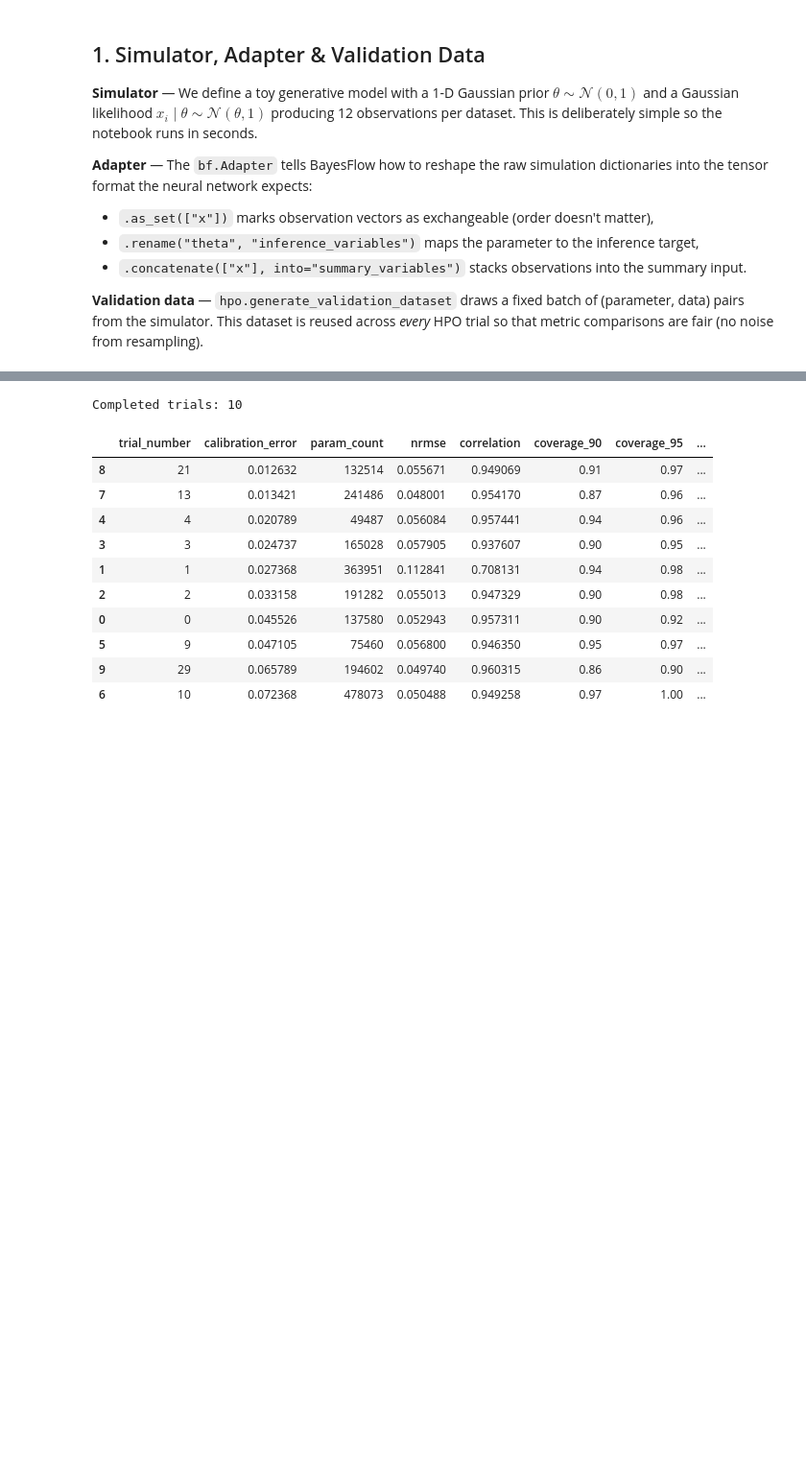
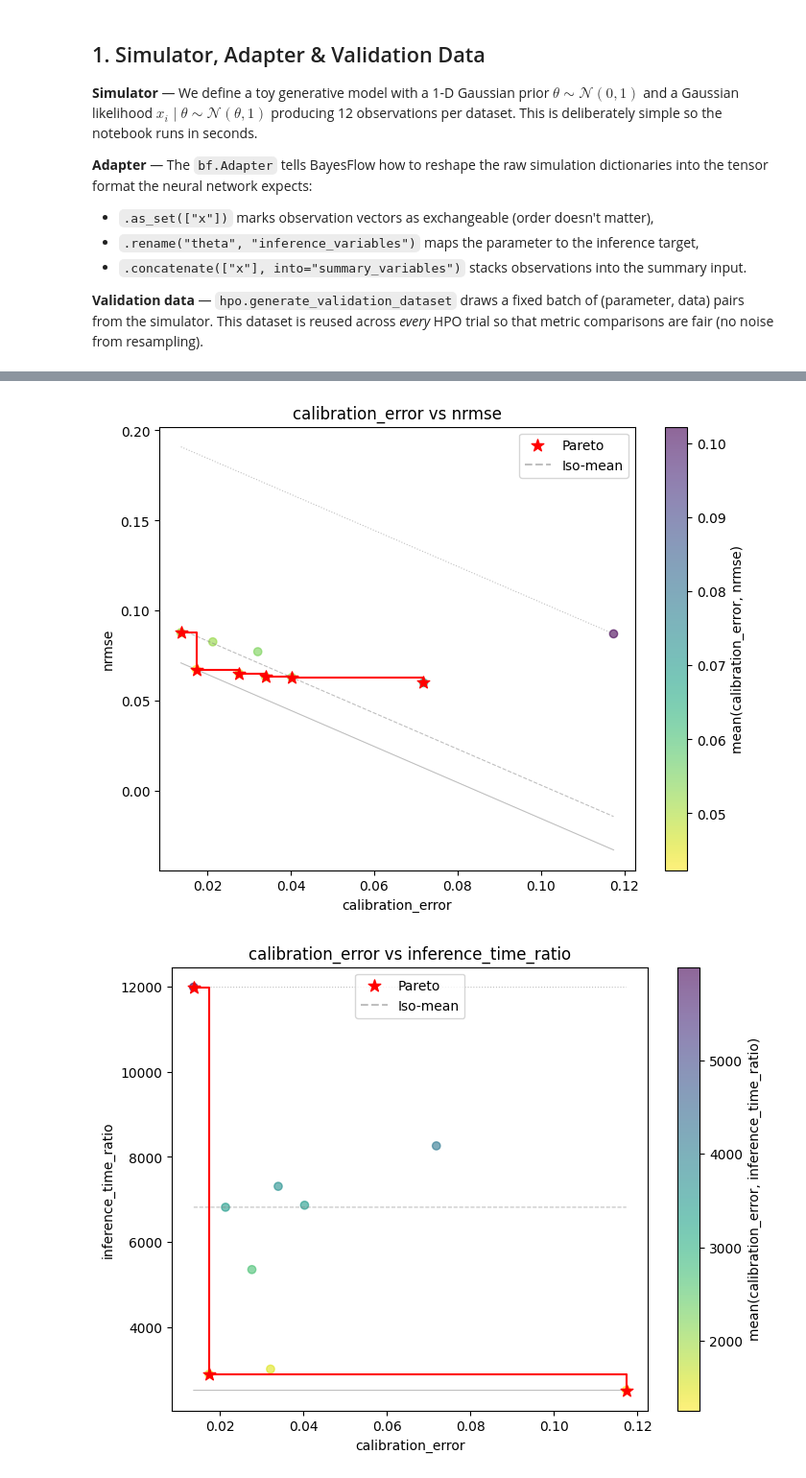
Before and after one commit to matthiaskloft/bayesflow-hpo, a Jupyter notebook: examples/quickstart.ipynb, the cells around one changed output, grey strips where cells are left out. Shown at 96% size. Saved outputs shown, nothing was run; the diff lists cells and outputs as text; code cells hidden in the pictures; blank space fills up the shorter version.

```diff
--- a/examples/quickstart.ipynb
+++ b/examples/quickstart.ipynb
@@ -353,22 +179,8 @@ The table is sorted by calibration error (the first objective) so the best archi
 # %%
-df = hpo.trials_to_dataframe(study)
-print(f"Completed trials: {len(df)}")
+hpo.plot_metric_scatter(study, "calibration_error", "nrmse", show_iso_lines=True)
+hpo.plot_metric_scatter(study, "calibration_error", "inference_time_ratio")
 
-# Show the most informative columns, sorted by calibration error
-key_cols = ["trial_number", "calibration_error", "param_count", "nrmse", "correlation",
-            "coverage_90", "coverage_95", "training_time_s"]
-display_cols = [c for c in key_cols if c in df.columns]
-df.sort_values("calibration_error")[display_cols].head(10)
+plt.show()
 # %% [output]
-Completed trials: 10
-|  | trial_number | calibration_error | param_count | nrmse | correlation | coverage_90 | coverage_95 | ... |
-| 8 | 21 | 0.012632 | 132514 | 0.055671 | 0.949069 | 0.91 | 0.97 | ... |
-| 7 | 13 | 0.013421 | 241486 | 0.048001 | 0.954170 | 0.87 | 0.96 | ... |
-| 4 | 4 | 0.020789 | 49487 | 0.056084 | 0.957441 | 0.94 | 0.96 | ... |
-| 3 | 3 | 0.024737 | 165028 | 0.057905 | 0.937607 | 0.90 | 0.95 | ... |
-| 1 | 1 | 0.027368 | 363951 | 0.112841 | 0.708131 | 0.94 | 0.98 | ... |
-| 2 | 2 | 0.033158 | 191282 | 0.055013 | 0.947329 | 0.90 | 0.98 | ... |
-| 0 | 0 | 0.045526 | 137580 | 0.052943 | 0.957311 | 0.90 | 0.92 | ... |
-| 5 | 9 | 0.047105 | 75460 | 0.056800 | 0.946350 | 0.95 | 0.97 | ... |
-| 9 | 29 | 0.065789 | 194602 | 0.049740 | 0.960315 | 0.86 | 0.90 | ... |
-| 6 | 10 | 0.072368 | 478073 | 0.050488 | 0.949258 | 0.97 | 1.00 | ... |
+[figure, added]
+[figure, added]
```
Also changed, not shown: parts of 10 cells of this notebook.
